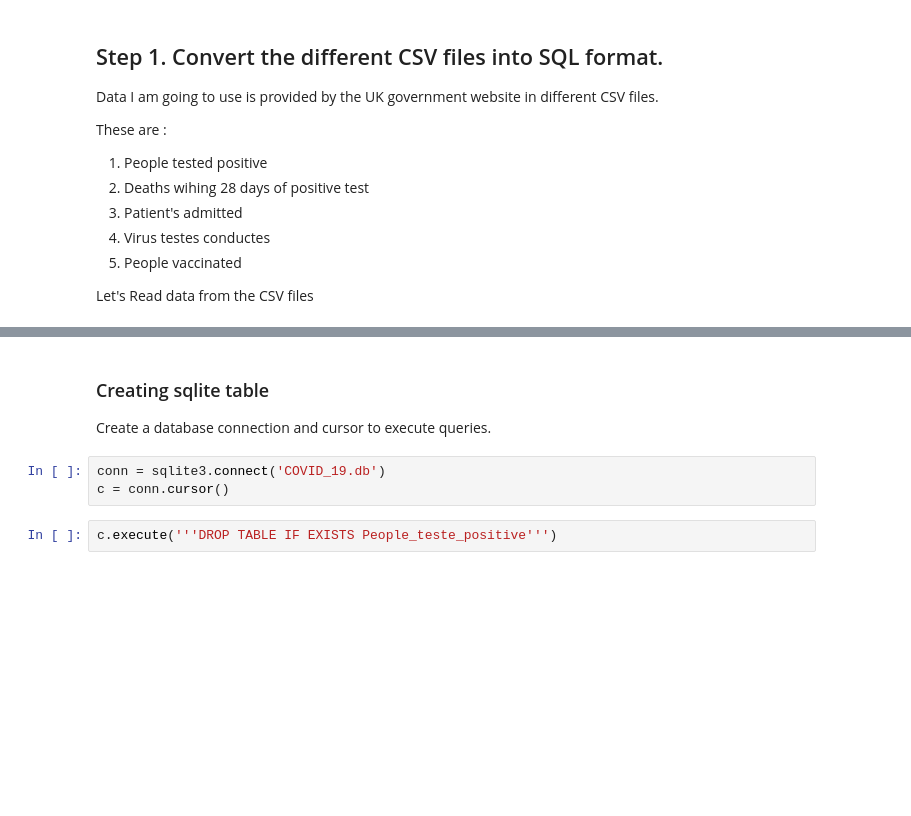
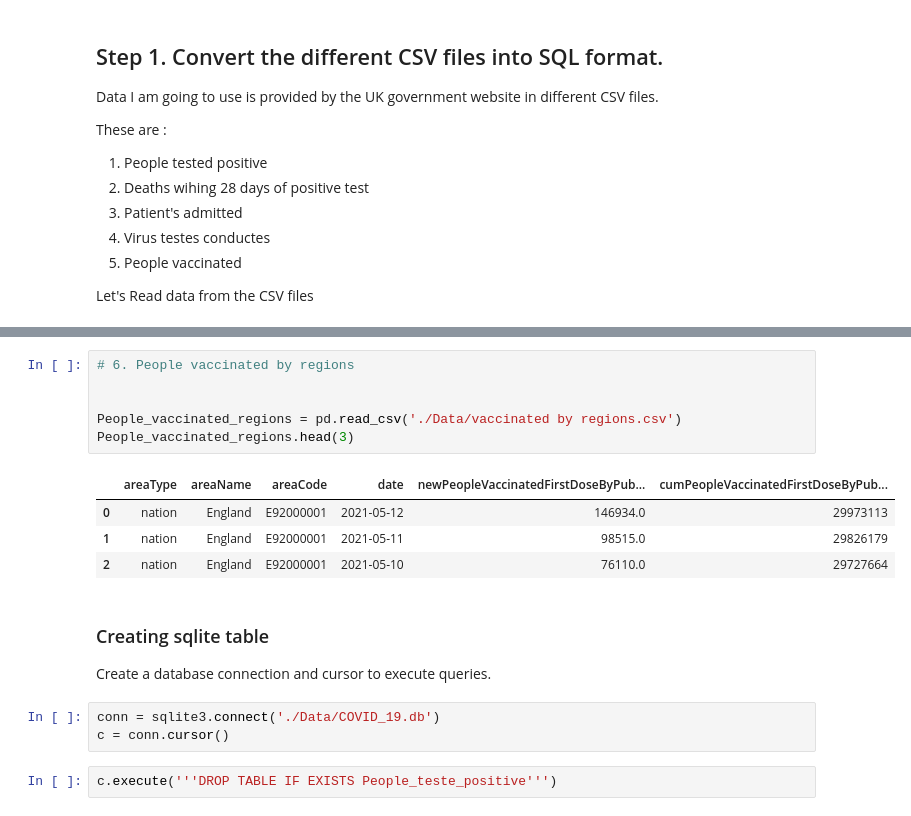
Before and after one commit to Manuel-DominguezCBG/SQL2Dashboard, a Jupyter notebook: Covid-19/COVID-19_data_to_dashboard.ipynb, the cells around one changed output, grey strips where cells are left out. Drawn from its saved outputs; the diff is of its cells as text; blank space fills up the shorter version.

```diff
--- a/Covid-19/COVID-19_data_to_dashboard.ipynb
+++ b/Covid-19/COVID-19_data_to_dashboard.ipynb
@@ -97,12 +97,23 @@ People_vaccinated.head(3)
 | 0 | overview | United Kingdom | K02000001 | 2021-05-08 | 169027.0 | 35371669 |
 | 1 | overview | United Kingdom | K02000001 | 2021-05-07 | 133001.0 | 35202642 |
 | 2 | overview | United Kingdom | K02000001 | 2021-05-06 | 135470.0 | 35069641 |
+# %%
+# 6. People vaccinated by regions
+
+
+People_vaccinated_regions = pd.read_csv('./Data/vaccinated by regions.csv')
+People_vaccinated_regions.head(3)
+# %% [output]
+|  | areaType | areaName | areaCode | date | newPeopleVaccinatedFirstDoseByPub... | cumPeopleVaccinatedFirstDoseByPub... |
+| 0 | nation | England | E92000001 | 2021-05-12 | 146934.0 | 29973113 |
+| 1 | nation | England | E92000001 | 2021-05-11 | 98515.0 | 29826179 |
+| 2 | nation | England | E92000001 | 2021-05-10 | 76110.0 | 29727664 |
 # %% [markdown]
 ### Creating sqlite table
 
 Create a database connection and cursor to execute queries.
 # %%
-conn = sqlite3.connect('COVID_19.db')
+conn = sqlite3.connect('./Data/COVID_19.db')
 c = conn.cursor()
 # %%
 c.execute('''DROP TABLE IF EXISTS People_teste_positive''')
```
Also changed, not shown: parts of 16 cells of this notebook, 15 other files.
